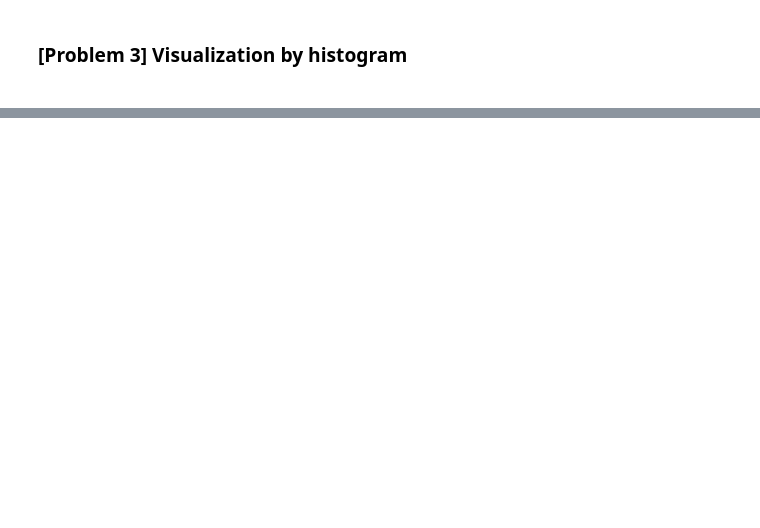
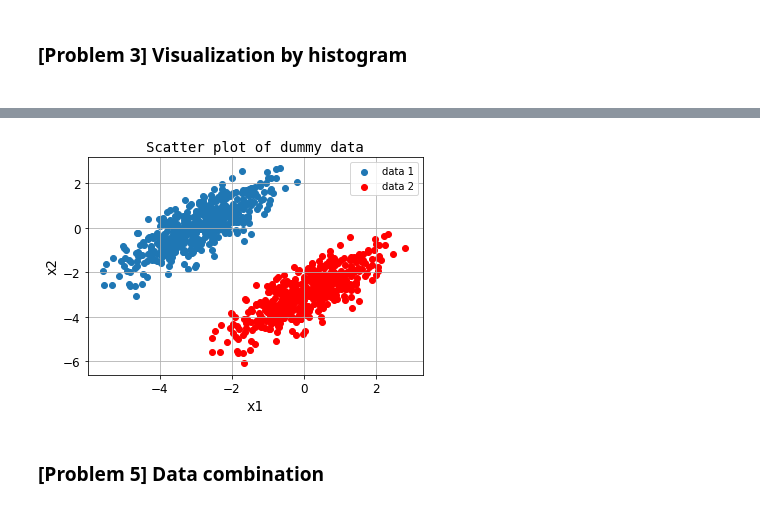
Before and after one commit to goriummaximum/diveintocode-ml, a Jupyter notebook: Assignments/Week2/Mathematics_pre-class_assignment/ass2/code.ipynb, the cells around one changed output, grey strips where cells are left out. Cells and saved outputs as stored; diff of their text form; code cells hidden in the pictures; blank space fills up the shorter version.

```diff
--- a/Assignments/Week2/Mathematics_pre-class_assignment/ass2/code.ipynb
+++ b/Assignments/Week2/Mathematics_pre-class_assignment/ass2/code.ipynb
@@ -51,0 +76,5 @@ plt.show()
+# %%
+mean_2 = np.array([0, -3])
+
+np.random.seed(0)
+random_data_2 = np.random.multivariate_normal(mean_2, cov_matrix, 500)
@@ -51,0 +101,14 @@ plt.show()
+# %%
+plt.grid()
+plt.title("Scatter plot of dummy data", fontdict=font)
+plt.xlabel("x1", fontdict=font)
+plt.ylabel("x2", fontdict=font)
+plt.tick_params(labelsize=12)
+plt.scatter(random_data[:, 0], random_data[:, 1], label = "data 1")
+plt.scatter(random_data_2[:, 0], random_data_2[:, 1], color= 'red', label="data 2")
+plt.legend()
+plt.show()
+# %% [output]
+[figure, added]
+# %% [markdown]
+<h3>[Problem 5] Data combination<h3>
```
Also changed, not shown: parts of 10 cells of this notebook.
